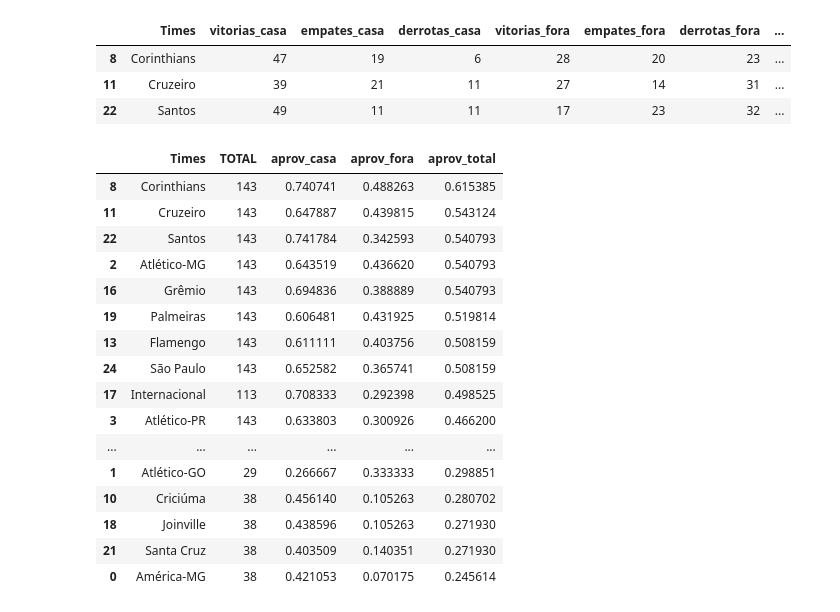
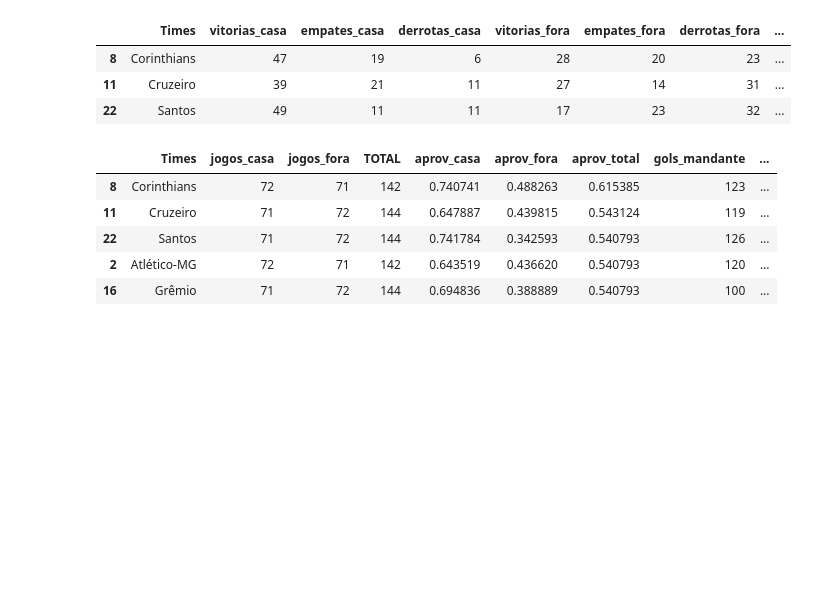
Before and after one commit to thiagozaranza/guru_da_bola, a Jupyter notebook: brasileirao.ipynb, the cells around one changed output. Drawn from its saved outputs; the diff is of its cells as text; code cells hidden in the pictures; blank space fills up the shorter version.

```diff
--- a/brasileirao.ipynb
+++ b/brasileirao.ipynb
@@ -245,22 +216,4 @@ resultados_time_DF.sort_values(["aprov_total"], ascending=[0]).head(3)
 | 11 | Cruzeiro | 39 | 21 | 11 | 27 | 14 | 31 | ... |
 | 22 | Santos | 49 | 11 | 11 | 17 | 23 | 32 | ... |
 # %%
-resultados_time_DF[["Times", "TOTAL", "aprov_casa", "aprov_fora", "aprov_total"]].sort_values(["aprov_total"], ascending=[0])
+resultados_time_DF = resultados_time_DF[["Times", "jogos_casa", "jogos_fora", "TOTAL", "aprov_casa", "aprov_fora", "aprov_total"]].sort_values(["aprov_total"], ascending=[0])
-# %% [output]
-|  | Times | TOTAL | aprov_casa | aprov_fora | aprov_total |
-| 8 | Corinthians | 143 | 0.740741 | 0.488263 | 0.615385 |
-| 11 | Cruzeiro | 143 | 0.647887 | 0.439815 | 0.543124 |
-| 22 | Santos | 143 | 0.741784 | 0.342593 | 0.540793 |
-| 2 | Atlético-MG | 143 | 0.643519 | 0.436620 | 0.540793 |
-| 16 | Grêmio | 143 | 0.694836 | 0.388889 | 0.540793 |
-| 19 | Palmeiras | 143 | 0.606481 | 0.431925 | 0.519814 |
-| 13 | Flamengo | 143 | 0.611111 | 0.403756 | 0.508159 |
-| 24 | São Paulo | 143 | 0.652582 | 0.365741 | 0.508159 |
-| 17 | Internacional | 113 | 0.708333 | 0.292398 | 0.498525 |
-| 3 | Atlético-PR | 143 | 0.633803 | 0.300926 | 0.466200 |
-| ... | ... | ... | ... | ... | ... |
-| 1 | Atlético-GO | 29 | 0.266667 | 0.333333 | 0.298851 |
-| 10 | Criciúma | 38 | 0.456140 | 0.105263 | 0.280702 |
-| 18 | Joinville | 38 | 0.438596 | 0.105263 | 0.271930 |
-| 21 | Santa Cruz | 38 | 0.403509 | 0.140351 | 0.271930 |
-| 0 | América-MG | 38 | 0.421053 | 0.070175 | 0.245614 |
@@ -266,0 +234,9 @@ resultados_time_DF[["Times", "TOTAL", "aprov_casa", "aprov_fora", "aprov_total"]
+# %%
+resultados_time_DF.head()
+# %% [output]
+|  | Times | jogos_casa | jogos_fora | TOTAL | aprov_casa | aprov_fora | aprov_total | gols_mandante | ... |
+| 8 | Corinthians | 72 | 71 | 142 | 0.740741 | 0.488263 | 0.615385 | 123 | ... |
+| 11 | Cruzeiro | 71 | 72 | 144 | 0.647887 | 0.439815 | 0.543124 | 119 | ... |
+| 22 | Santos | 71 | 72 | 144 | 0.741784 | 0.342593 | 0.540793 | 126 | ... |
+| 2 | Atlético-MG | 72 | 71 | 142 | 0.643519 | 0.436620 | 0.540793 | 120 | ... |
+| 16 | Grêmio | 71 | 72 | 144 | 0.694836 | 0.388889 | 0.540793 | 100 | ... |
```
Also changed, not shown: parts of 16 cells of this notebook.
